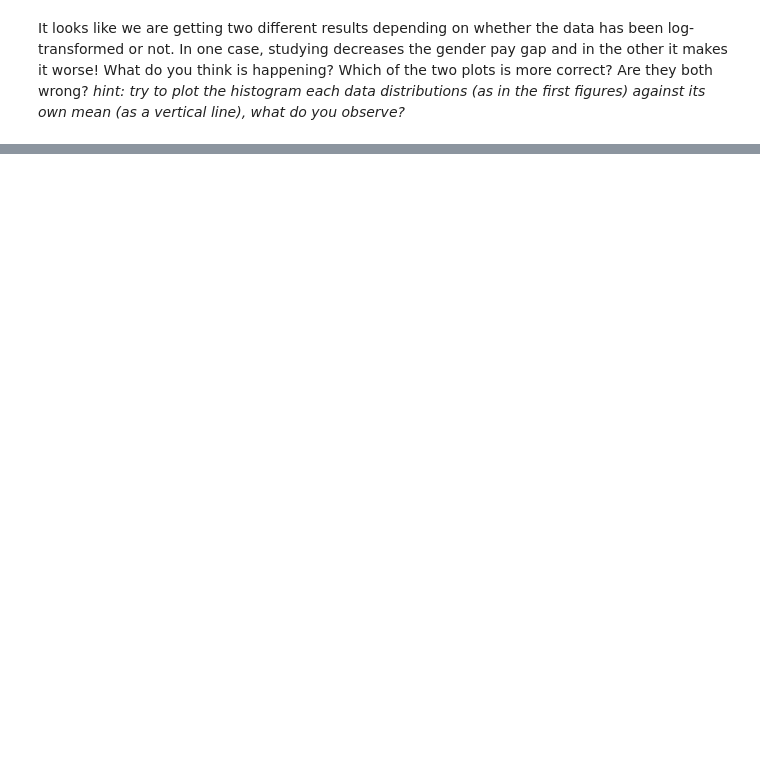
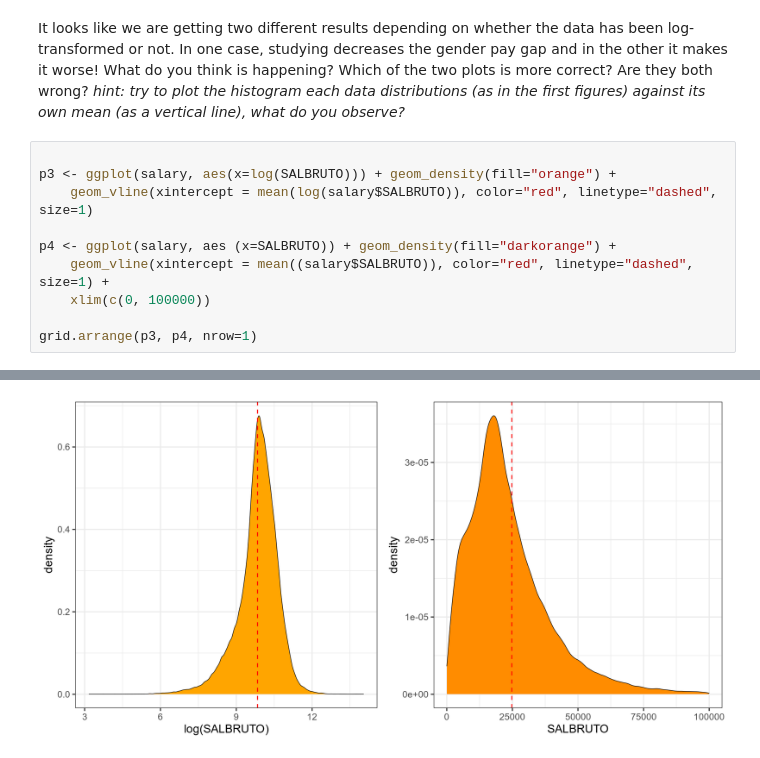
Before and after one commit to yaiza612/Introduction_R, a Jupyter notebook: 5 - ggplot2 - Multiplot (optional).ipynb, the cells around one changed output, grey strips where cells are left out. Cells and saved outputs as stored; diff of their text form; blank space fills up the shorter version.

```diff
--- a/5 - ggplot2 - Multiplot (optional).ipynb
+++ b/5 - ggplot2 - Multiplot (optional).ipynb
@@ -120,2 +151,13 @@ grid.arrange(p1, p2, nrow=1)
 # %% [markdown]
 It looks like we are getting two different results depending on whether the data has been log-transformed or not. In one case, studying decreases the gender pay gap and in the other it makes it worse! What do you think is happening? Which of the two plots is more correct? Are they both wrong? *hint: try to plot the histogram each data distributions (as in the first figures) against its own mean (as a vertical line), what do you observe?*
+# %%
+
+p3 <- ggplot(salary, aes(x=log(SALBRUTO))) + geom_density(fill="orange") +
+    geom_vline(xintercept = mean(log(salary$SALBRUTO)), color="red", linetype="dashed", size=1)
+
+p4 <- ggplot(salary, aes (x=SALBRUTO)) + geom_density(fill="darkorange") +
+    geom_vline(xintercept = mean((salary$SALBRUTO)), color="red", linetype="dashed", size=1) +
+    xlim(c(0, 100000))
+
+grid.arrange(p3, p4, nrow=1)
+# %% [output]
@@ -121,0 +166 @@ It looks like we are getting two different results depending on whether the data
+[figure, added]
```
Also changed, not shown: parts of 5 cells of this notebook, 8 other files.
